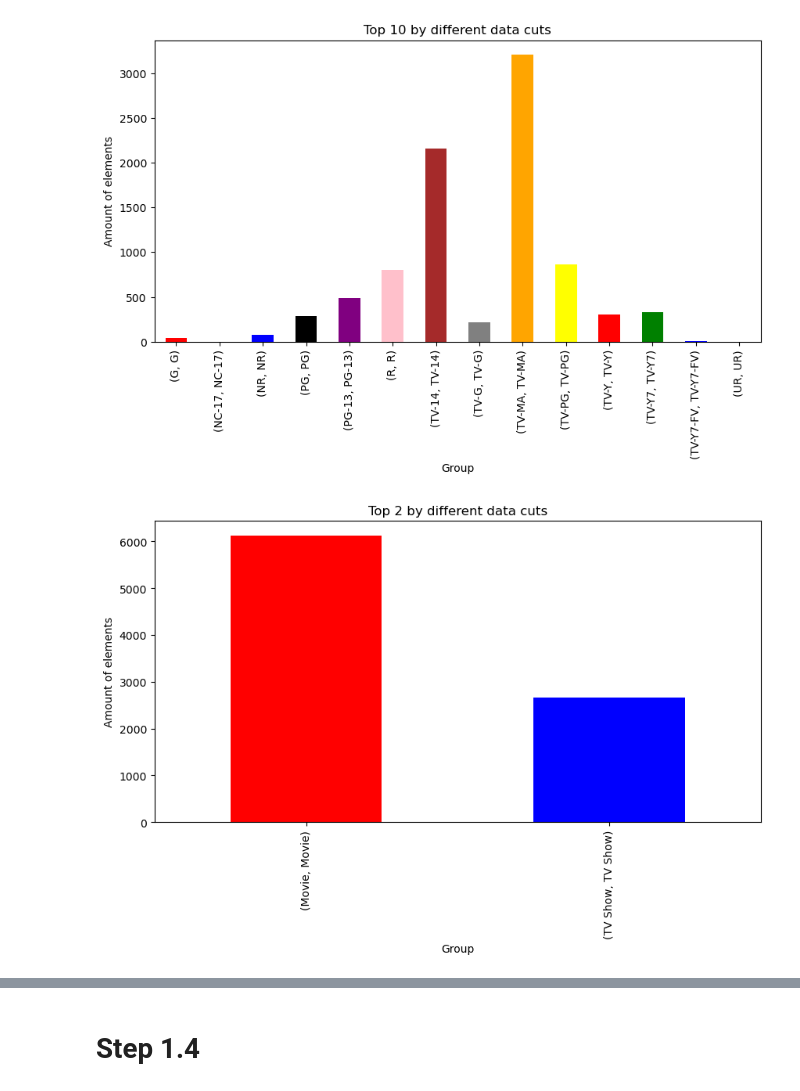
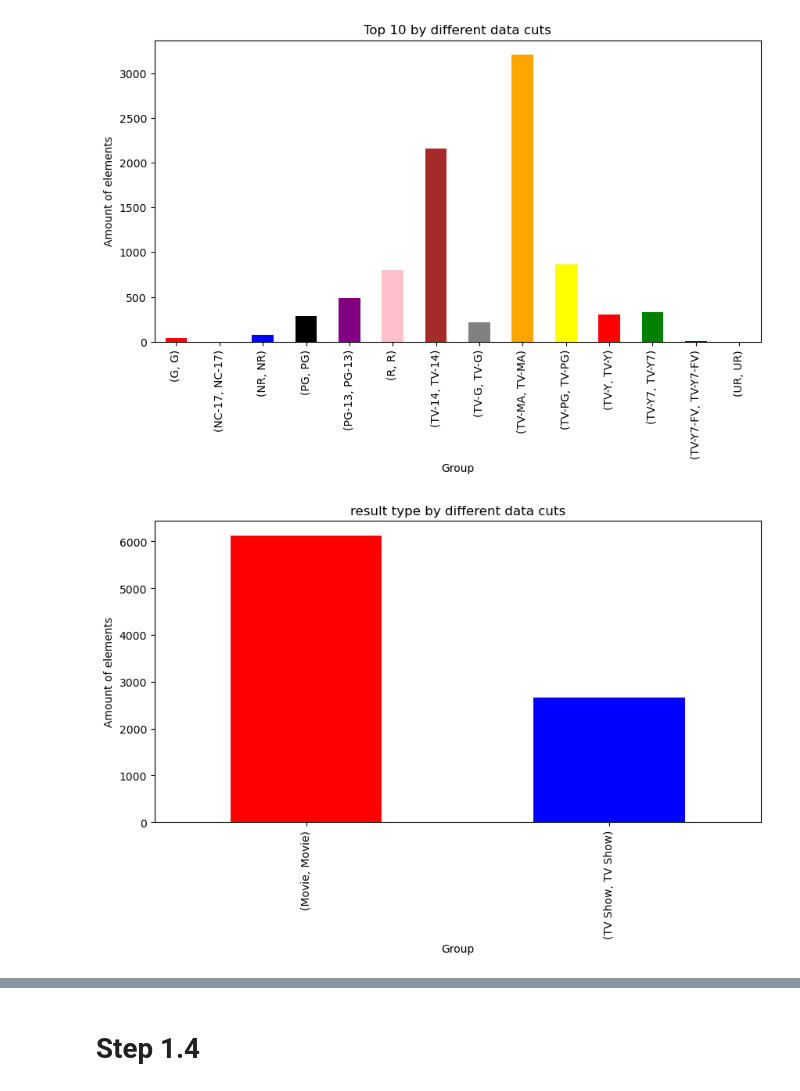
Before and after one commit to DanielXV1/Project-DataBase, a Jupyter notebook: project-database.ipynb, the cells around one changed output, grey strips where cells are left out. Saved outputs shown, nothing was run; the diff lists cells and outputs as text; code cells hidden in the pictures.

```diff
--- a/project-database.ipynb
+++ b/project-database.ipynb
@@ -281,28 +302,28 @@ plt.show()
 # %% [output]
 [figure]
 # %%
-# b)addition) top 2 for data slicing and plotting
+# b) 1) addition) result type for data slicing and plotting
 
 # library call
 import pandas as pd
 import matplotlib.pyplot as plt
 
-# Загрузка данных из файла в DataFrame
+# Loading data from a file into a DataFrame
 df = pd.read_csv('/kaggle/input/netflix-data-cleaning-analysis-and-visualization/netflix1.csv')
 
-# Группировка данных и подсчет количества элементов в каждой группе
+# Grouping data and counting the number of elements in each group
 grouped_data = df.groupby(['type'])['show_id'].count()
 
-# Получение топ-2 значений по каждой группе
-top_2 = grouped_data.groupby(level=0).nlargest(2)
+# Getting the result values for each group
+result = grouped_data.groupby(level=0).nlargest(2)
 
-# Вывод графика
+# Graph output
 colors = ['red','blue']
 plt.figure(figsize=(10,5))
-top_2.plot(kind='bar', color=colors)
-plt.title('Top 2 by different data cuts')
+result.plot(kind='bar', color=colors)
+plt.title('result type by different data cuts')
 plt.xlabel('Group')
 plt.ylabel('Amount of elements')
 plt.show()
 # %% [output]
-[figure, old version]
+[figure, new version]
```
Also changed, not shown: parts of 12 cells of this notebook.
